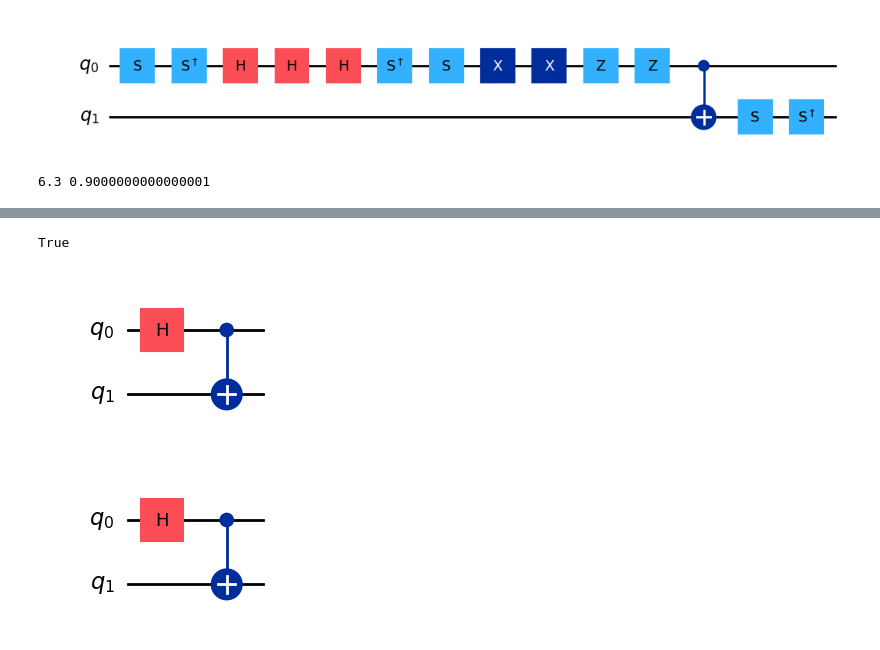
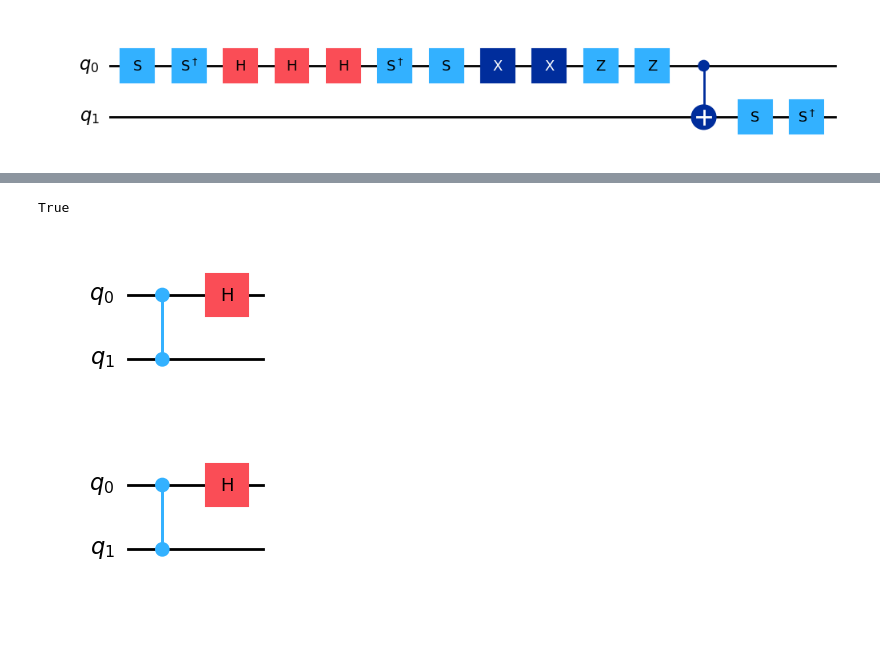
Before and after one commit to Sanj224/quantum-circuit-optimiser, a Jupyter notebook: notebooks/Documentation/documentation.ipynb, the cells around one changed output, grey strips where cells are left out. Cells and saved outputs as stored; diff of their text form; code cells hidden in the pictures.

```diff
--- a/notebooks/Documentation/documentation.ipynb
+++ b/notebooks/Documentation/documentation.ipynb
@@ -116,27 +147,26 @@ circ.draw("mpl")
 [figure]
 [figure]
 # %%
-best_diagram, best_cost, history = simulated_annealing.simulated_annealing_zx(
-    diagram=diagram,
-    cost_function=loss.informed_loss_diagram,
+best_circ, best_diagram, best_cost, history = simulated_annealing.simulated_annealing_zx(
+    circuit=circ,
+    cost_function=loss.informed_loss,
     get_neighbor=simulated_annealing.get_neighbor_random_vertex_random_rule,
     initial_temp=100.0,
     cooling_rate=0.95,
     max_iterations=500
 )
 
 pyzx.draw(diagram, labels="true")
 pyzx.draw(best_diagram, labels = "true")
 print(integration.can_convert_to_circuit(best_diagram))
 circ = integration.pyzx_to_qiskit(best_diagram)
 circ.draw("mpl")
 # %% [output]
-6.3 0.9000000000000001
 [interactive output not drawn]
 [interactive output not drawn]
-True
+True
-[figure, old version]
+[figure, new version]
-[figure, old version]
+[figure, new version]
 # %%
 from qiskit.circuit.random import random_clifford_circuit
 from qiskit.circuit.random import random_circuit
```
Also changed, not shown: parts of 3 cells of this notebook, 4 other files.
